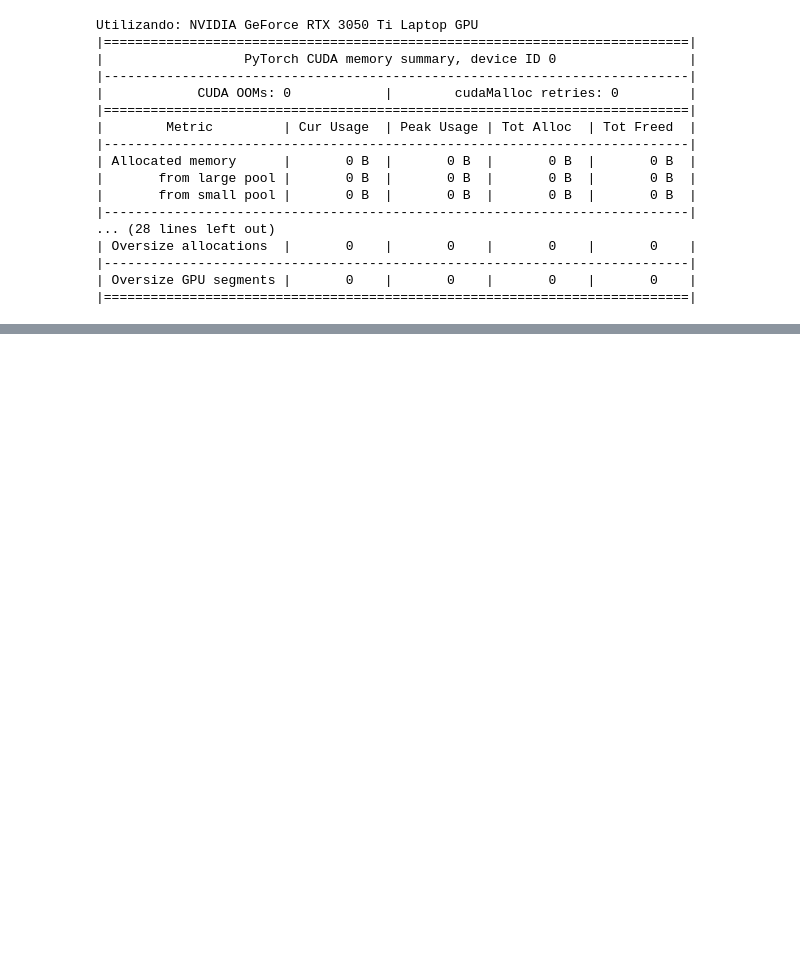
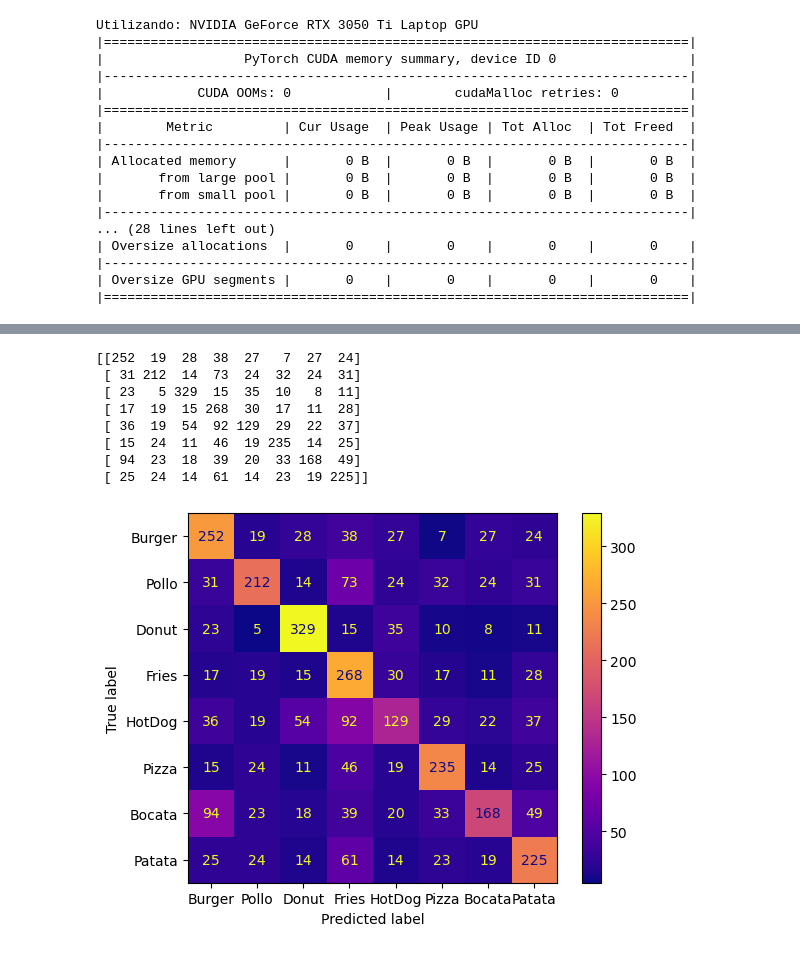
Before and after one commit to AlvarSML/HackatonOracle23, a Jupyter notebook: reto 1/Reto1-Hackaton.ipynb, the cells around one changed output, grey strips where cells are left out. Drawn from its saved outputs; the diff is of its cells as text; code cells hidden in the pictures; blank space fills up the shorter version.

Commit message:
Añadida matriz de confusión y nuevos modelos

```diff
--- a/reto 1/Reto1-Hackaton.ipynb
+++ b/reto 1/Reto1-Hackaton.ipynb
@@ -51,7 +59,7 @@ test_set_path: str = r"./dataset/test_no_label.csv"
 archivo_train = r"./dataset/train.csv"
 archivo_test = r"./dataset/test_no_label.csv"
 dir_imagenes = r"./dataset/all_imgs/"
-
+model_dir = r"./models/"
 torch.cuda.max_memory_allocated(0)
 # %% [output]
 0
@@ -348,6 +376,26 @@ torch.cuda.empty_cache() # PyTorch thing
 # %%
 import gc
 gc.collect() # Python thing
+# %%
+def choose_file_from_folder(folder_path):
+    """
+    Displays a menu to choose a file in a folder.
+
+    Args:
+        folder_path (str): The path to the folder.
+
+    Returns:
+        str: The path to the chosen file.
+    """
+    files = glob.glob(os.path.join(folder_path, "*"))
+    file_menu = "\n".join([f"{i}. {file}" for i, file in enumerate(files, start=1)])
+    print(f"Please choose a file from the following options:\n{file_menu}")
+    choice = input("> ")
+    while not choice.isdigit() or int(choice) not in range(1, len(files) + 1):
+        print("Invalid choice. Please choose a valid option.")
+        choice = input("> ")
+    return files[int(choice) - 1]
 # %%
 model = Network()
-model.load_state_dict(torch.load(f"./models/model_3456965530940.pth"))
+
+model.load_state_dict(torch.load(choose_file_from_folder(model_dir)))
@@ -366,5 +421,23 @@ for inputs, labels in test_dataloader:
         y_true.extend(labels) # Save Truth
 # %%
 # Calcular la matriz de confusión
+labels = ["Burger","Pollo","Donut","Fries","HotDog","Pizza","Bocata","Patata"]
 conf_matrix = confusion_matrix(y_true, y_pred)
 print(conf_matrix)
+
+
+disp = ConfusionMatrixDisplay(confusion_matrix=conf_matrix, display_labels=labels)
+
+disp.plot(cmap='plasma')
+
+plt.show()
+# %% [output]
+[[252  19  28  38  27   7  27  24]
+ [ 31 212  14  73  24  32  24  31]
+ [ 23   5 329  15  35  10   8  11]
+ [ 17  19  15 268  30  17  11  28]
+ [ 36  19  54  92 129  29  22  37]
+ [ 15  24  11  46  19 235  14  25]
+ [ 94  23  18  39  20  33 168  49]
+ [ 25  24  14  61  14  23  19 225]]
+[figure, added]
```
Also changed, not shown: parts of 5 cells of this notebook, 1 other file.
